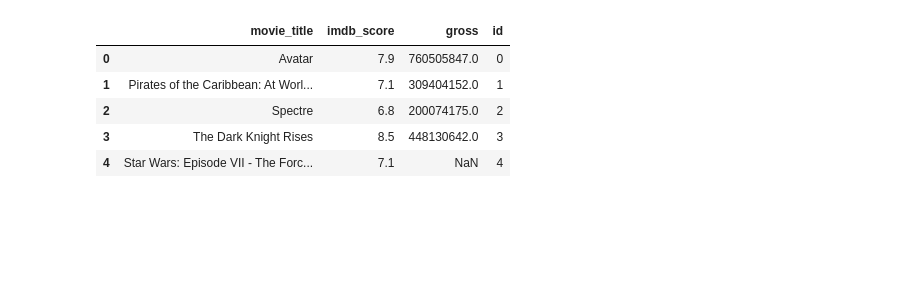
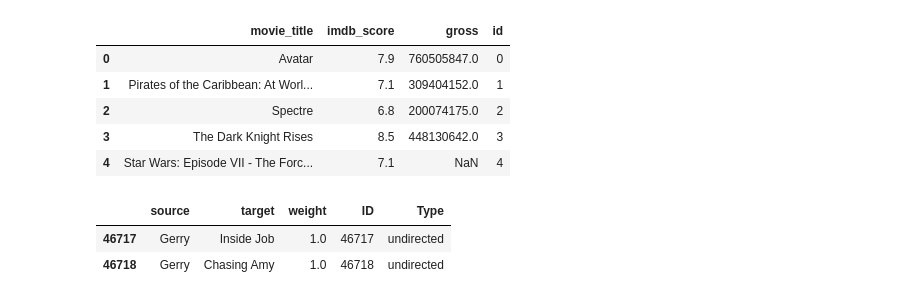
Before and after one commit to nobbyhawk/imdb_network, a Jupyter notebook: movie_nodes.ipynb, the cells around one changed output. Drawn from its saved outputs; the diff is of its cells as text; code cells hidden in the pictures; blank space fills up the shorter version.

```diff
--- a/movie_nodes.ipynb
+++ b/movie_nodes.ipynb
@@ -21,7 +36,7 @@ def shared_actors(source, target):
 
     return shared
 # %%
-source_movie = 17
-target_movie = 7
-sum(map(lambda x: x in movies.at[target_movie, 'actors'], movies.at[source_movie,'actors']))
+source_movie = 4
+target_movie = 4
+print(sum(map(lambda x: x in movies.at[target_movie, 'actors'], movies.at[source_movie,'actors'])))
 # %% [output]
@@ -29,12 +44,11 @@ sum(map(lambda x: x in movies.at[target_movie, 'actors'], movies.at[source_movie
 # %%
-edges = pd.DataFrame({"source": [], "target": [], "id": [], "weight": []} )
+edges = pd.DataFrame({"source": [], "target": [], "weight": []} )
 for source_movie in range(len(nodes)):
     for target_movie in range(source_movie + 1, len(nodes)):
         shared = sum(map(lambda x: x in movies.at[target_movie, 'actors'], movies.at[source_movie,'actors']))
         if shared > 0:
             edges = edges.append({"source": movies.iloc[source_movie,:].movie_title,
                      "target": movies.iloc[target_movie,:].movie_title,
-                     "id": i,
                      "weight": shared},
                      ignore_index=True
                     )
@@ -64,5 +82,7 @@ len(edges)
+# %%
+edges.source = edges.source.str.replace("\xa0", "")
+edges.target = edges.target.str.replace("\xa0", "")
 # %%
 edges['ID'] = range(len(edges))
 edges['Type'] = "undirected"
-edges.drop(columns='id', inplace=True)
 # %%
@@ -77,3 +97,9 @@ nodes.head()
 | 2 | Spectre | 6.8 | 200074175.0 | 2 |
 | 3 | The Dark Knight Rises | 8.5 | 448130642.0 | 3 |
 | 4 | Star Wars: Episode VII - The Forc... | 7.1 | NaN | 4 |
+# %%
+edges.loc[edges.source=="Gerry",:]
+# %% [output]
+|  | source | target | weight | ID | Type |
+| 46717 | Gerry | Inside Job | 1.0 | 46717 | undirected |
+| 46718 | Gerry | Chasing Amy | 1.0 | 46718 | undirected |
```
Also changed, not shown: parts of 6 cells of this notebook, 2 other files.
